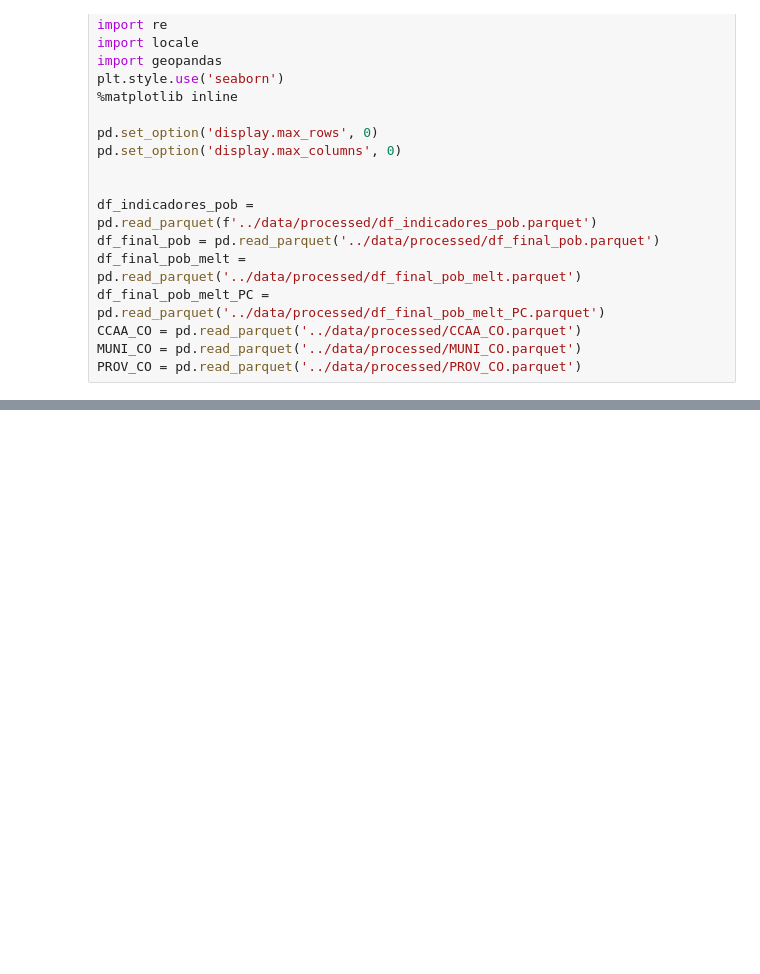
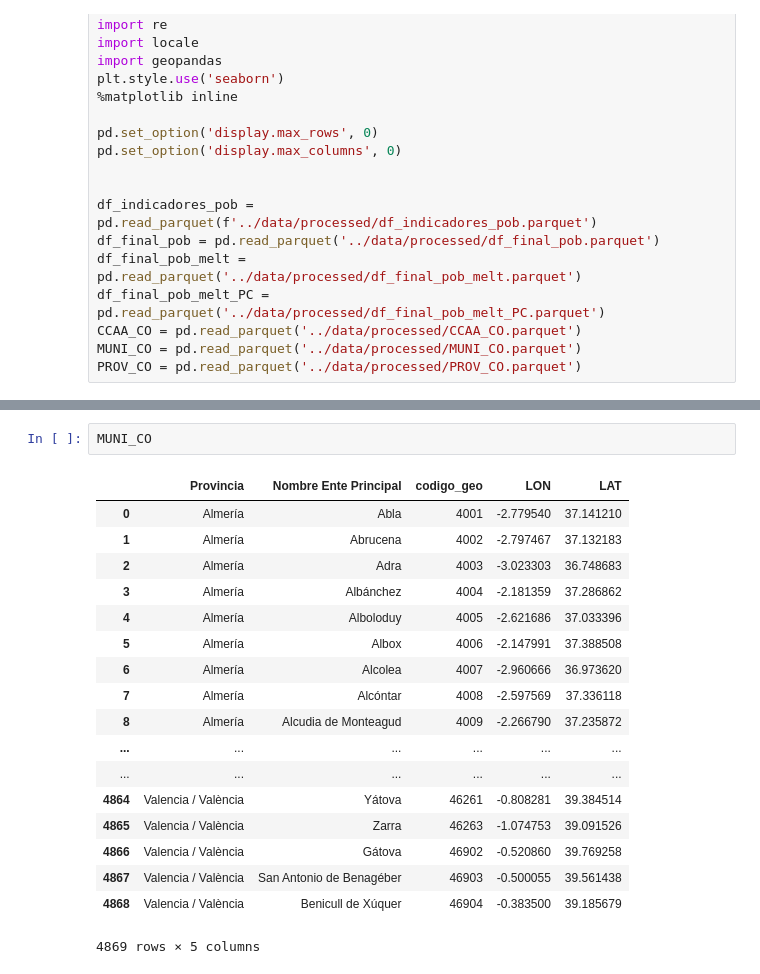
Before and after one commit to carpiero/DataTown, a Jupyter notebook: notebooks/Notebook_004.ipynb, the cells around one changed output, grey strips where cells are left out. Saved outputs shown, nothing was run; the diff lists cells and outputs as text; blank space fills up the shorter version.

```diff
--- a/notebooks/Notebook_004.ipynb
+++ b/notebooks/Notebook_004.ipynb
@@ -158,0 +127,21 @@ dtype: int64
+# %%
+MUNI_CO
+# %% [output]
+|  | Provincia | Nombre Ente Principal | codigo_geo | LON | LAT |
+| 0 | Almería | Abla | 4001 | -2.779540 | 37.141210 |
+| 1 | Almería | Abrucena | 4002 | -2.797467 | 37.132183 |
+| 2 | Almería | Adra | 4003 | -3.023303 | 36.748683 |
+| 3 | Almería | Albánchez | 4004 | -2.181359 | 37.286862 |
+| 4 | Almería | Alboloduy | 4005 | -2.621686 | 37.033396 |
+| 5 | Almería | Albox | 4006 | -2.147991 | 37.388508 |
+| 6 | Almería | Alcolea | 4007 | -2.960666 | 36.973620 |
+| 7 | Almería | Alcóntar | 4008 | -2.597569 | 37.336118 |
+| 8 | Almería | Alcudia de Monteagud | 4009 | -2.266790 | 37.235872 |
+| ... | ... | ... | ... | ... | ... |
+| ... | ... | ... | ... | ... | ... |
+| 4864 | Valencia / València | Yátova | 46261 | -0.808281 | 39.384514 |
+| 4865 | Valencia / València | Zarra | 46263 | -1.074753 | 39.091526 |
+| 4866 | Valencia / València | Gátova | 46902 | -0.520860 | 39.769258 |
+| 4867 | Valencia / València | San Antonio de Benagéber | 46903 | -0.500055 | 39.561438 |
+| 4868 | Valencia / València | Benicull de Xúquer | 46904 | -0.383500 | 39.185679 |
+4869 rows × 5 columns
```
Also changed, not shown: parts of 27 cells of this notebook, 34 other files.
